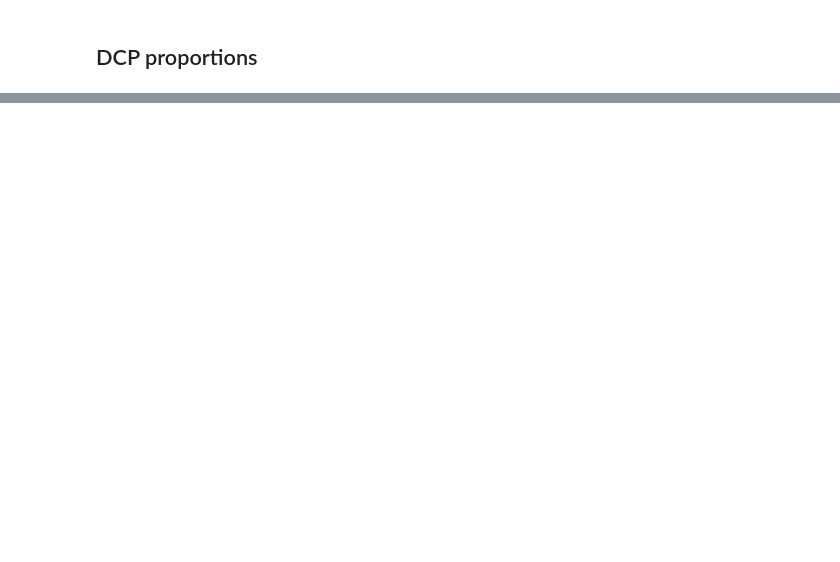
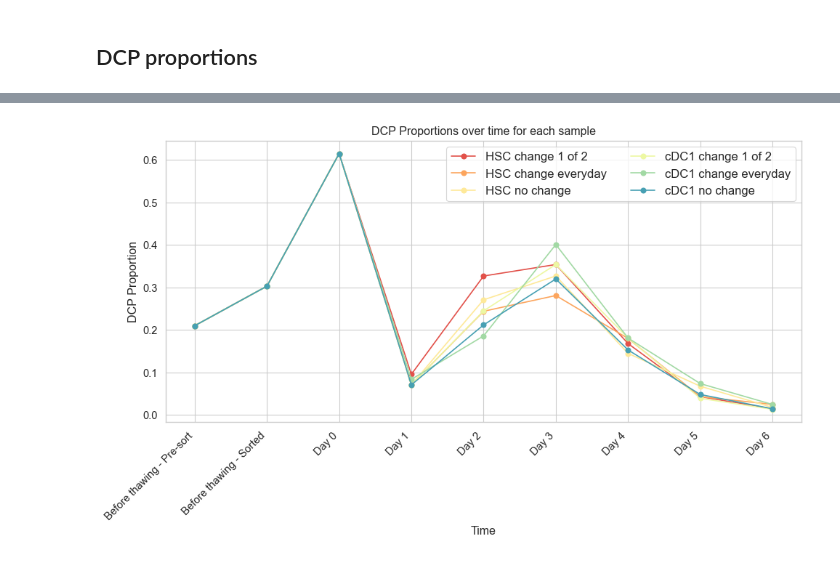
Before and after one commit to AlexiaGiroud/ThawingDCPs, a Jupyter notebook: graphs_try2.ipynb, the cells around one changed output, grey strips where cells are left out. Drawn from its saved outputs; the diff is of its cells as text; code cells hidden in the pictures; blank space fills up the shorter version.

```diff
--- a/graphs_try2.ipynb
+++ b/graphs_try2.ipynb
@@ -173,0 +248,16 @@ plt.show()
+# %%
+# Plotting DCP proportions with line plot
+plt.figure(figsize=(10, 6))
+for sample in dcp_proportions.columns:
+    plt.plot(dcp_proportions.index, dcp_proportions[sample], marker='o', label=sample)
+
+plt.title('DCP Proportions over time for each sample')
+plt.xlabel('Time')
+plt.ylabel('DCP Proportion')
+plt.xticks(rotation=45, ha='right')
+plt.legend(title="", frameon=True, ncol=2, fontsize=12)
+plt.tight_layout()
+plt.savefig('Figures/DCP_proportions_line_plot.png', dpi=300, bbox_inches='tight')
+plt.show()
+# %% [output]
+[figure, added]
```
Also changed, not shown: parts of 12 cells of this notebook.
